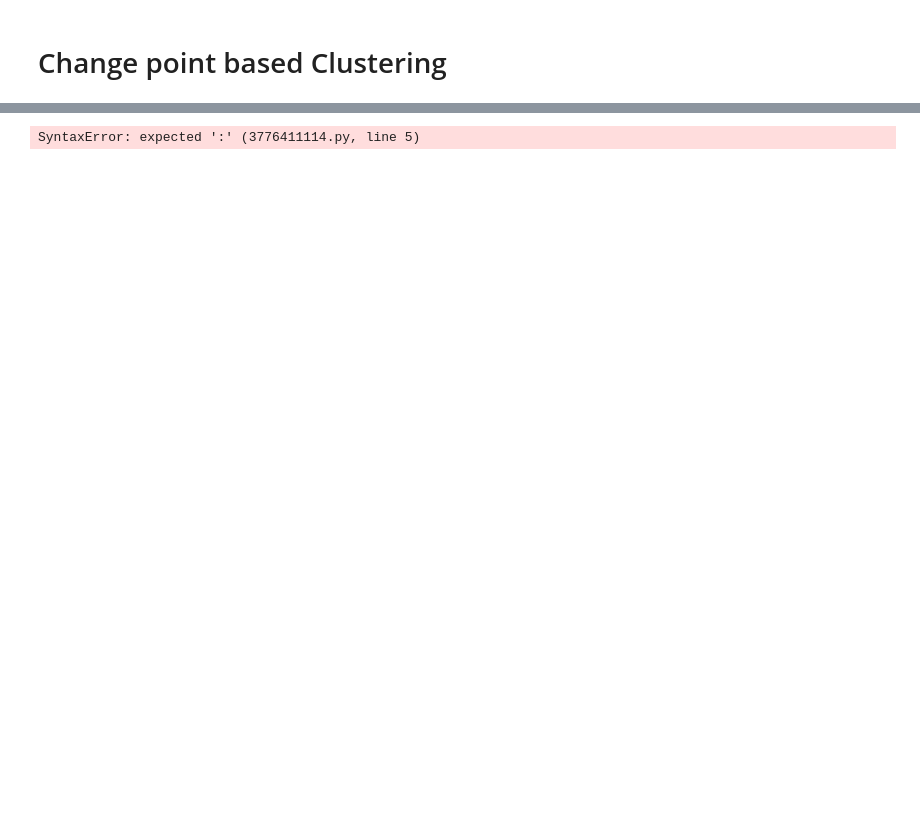
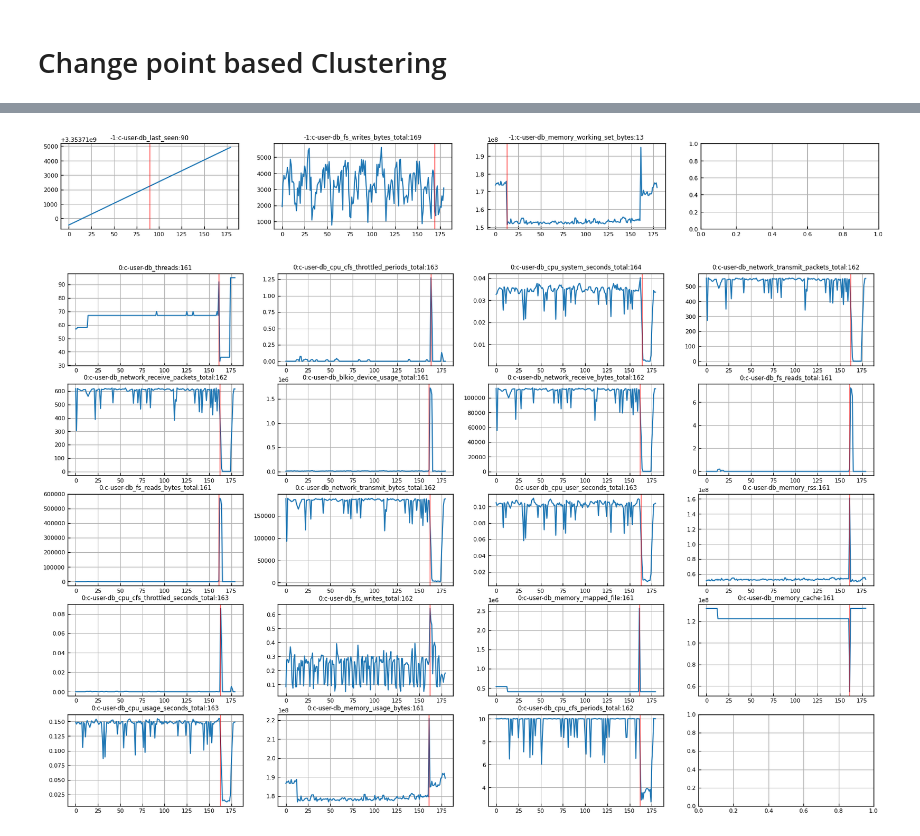
Before and after one commit to XuRepository/meltria-analyzer, a Jupyter notebook: notebooks/change_point_based_clustering.ipynb, the cells around one changed output, grey strips where cells are left out. Drawn from its saved outputs; the diff is of its cells as text; code cells hidden in the pictures; blank space fills up the shorter version.

Commit message:
tsdr: refactor change_point based clustering

```diff
--- a/notebooks/change_point_based_clustering.ipynb
+++ b/notebooks/change_point_based_clustering.ipynb
@@ -290,16 +349,18 @@ keep_clusters [0]
 # %%
 import math
+from notebooklib import plot
 
 plt.close()
 
-for (cluster_id, centroid), metrics in sorted(clusters_with_centroid.items(), key=lambda x: x[0][1])  # sort by change point centroid
-    fig, axs = plt.subplots(math.ceil(len(metrics)/4), ncols=4)
-    fig.set_size_inches(20, 0.7*len(metrics))
-    for ax, metric in zip(axs.flatten(), metrics):
+for cluster in clusters:
+    fig, axs = plt.subplots(math.ceil(cluster.size()/4), ncols=4)
+    fig.set_size_inches(20, 0.7*cluster.size())
+    for ax, member in zip(axs.flatten(), cluster.members):
+        metric = member.metric_name
         x = cause_dataset[metric].to_numpy()
         ax.plot(x)
-        bkp = metric_to_bkp[metric]
-        ax.axvline(bkp, color='red', alpha=0.5)
-        ax.set_title(f"{cluster_id}:{metric}:{bkp}")
+        ax.axvline(member.change_point, color='red', alpha=0.5)
+        ax.set_title(f"{cluster.cluster_id}:{metric}:{member.change_point}")
 # %% [output]
-SyntaxError: expected ':' (3776411114.py, line 5)
+[figure, added]
+[figure, added]
```
Also changed, not shown: parts of 6 cells of this notebook, 2 other files.
